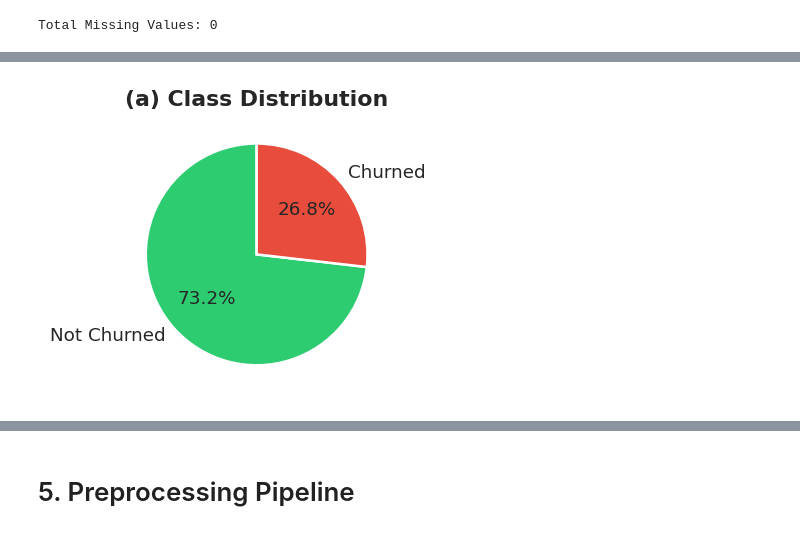
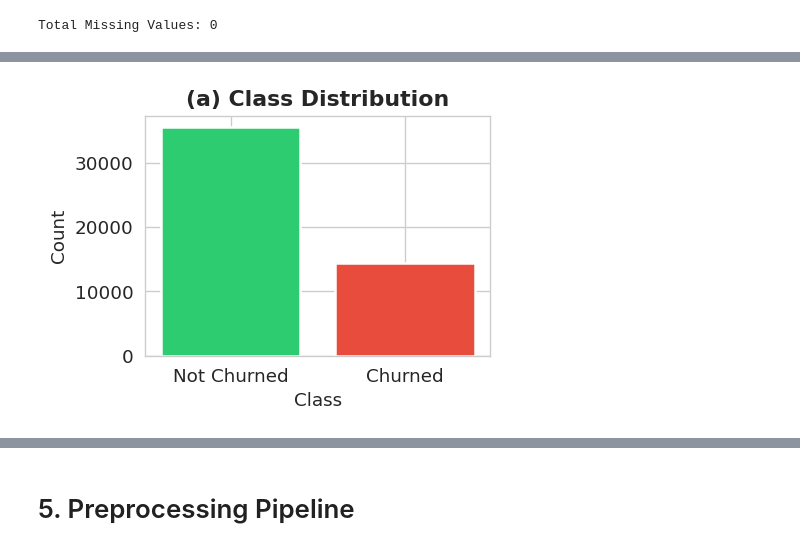
Before and after one commit to FardinBari26/My_work, a Jupyter notebook: ecommerce-customer-behavior-dataset-ml.ipynb, the cells around one changed output, grey strips where cells are left out. Saved outputs shown, nothing was run; the diff lists cells and outputs as text; code cells hidden in the pictures.

```diff
--- a/ecommerce-customer-behavior-dataset-ml.ipynb
+++ b/ecommerce-customer-behavior-dataset-ml.ipynb
@@ -371,25 +267,36 @@ df.describe()
 # %%
 # ─── Exploratory Data Analysis (EDA) ───
 num_df = df.select_dtypes(include="number")
-fig, ax = plt.subplots(figsize=(3, 3))
+
+fig, ax = plt.subplots(figsize=(4, 3))
 
 # (a) Class Distribution
+lbl = df[Target].value_counts().sort_index()
 
-lbl = df[Target].value_counts()
-ax.pie(lbl, labels =["Not Churned", "Churned"], autopct="%1.1f%%",
-            colors=["#2ecc71", "#e74c3c"], startangle=90,
-            textprops={"fontsize": 11},
-            wedgeprops={"edgecolor": "white", "linewidth": 1.5})
+bars = ax.bar(
+    ["Not Churned", "Churned"],
+    lbl.values,
+    color=["#2ecc71", "#e74c3c"],
+    edgecolor="white",
+    linewidth=1.5
+)
+
 ax.set_title("(a) Class Distribution", fontweight="bold")
+ax.set_xlabel("Class")
+ax.set_ylabel("Count")
+
+plt.tight_layout()
 
 # Save the figure
 plt.savefig(
     "(a) Class Distribution.png",
     dpi=300,
     bbox_inches="tight"
 )
+
+plt.show()
 # %% [output]
-[figure, old version]
+[figure, new version]
 # %%
 # ─── Exploratory Data Analysis (EDA) ───
 num_df = df.select_dtypes(include="number")
```
Also changed, not shown: parts of 14 cells of this notebook.
